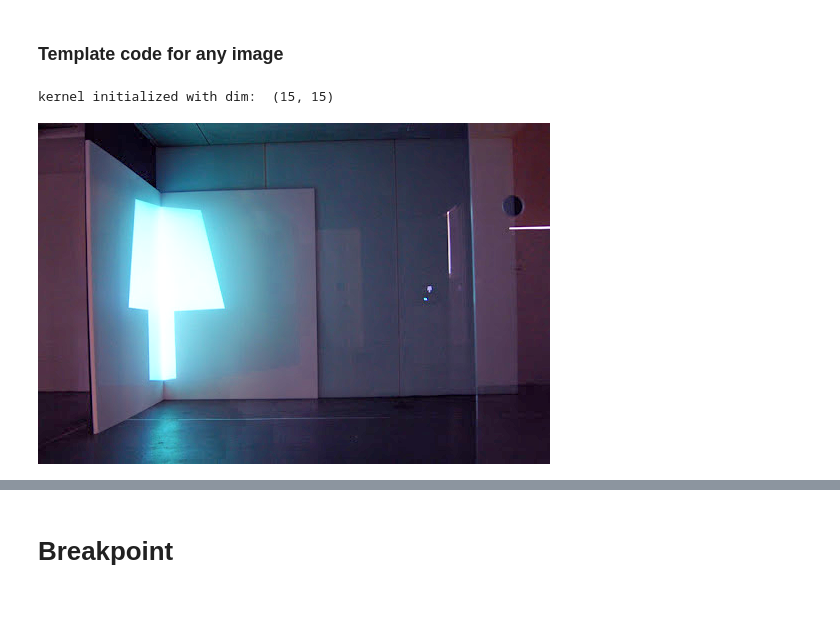
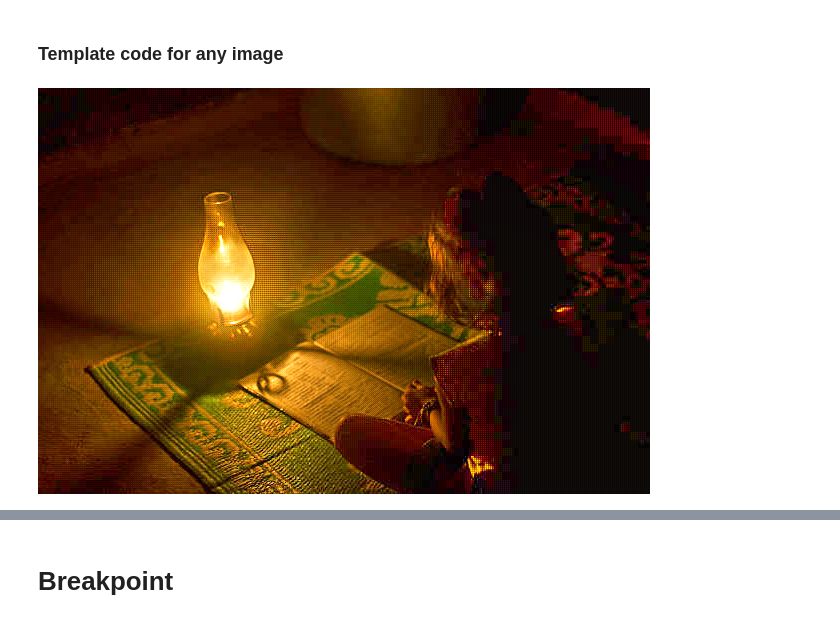
Before and after one commit to Computer-Vision-IIITH-2021/project-rc-squad, a Jupyter notebook: CV_PROJECT.ipynb, the cells around one changed output, grey strips where cells are left out. Drawn from its saved outputs; the diff is of its cells as text; code cells hidden in the pictures.

```diff
--- a/CV_PROJECT.ipynb
+++ b/CV_PROJECT.ipynb
@@ -26,7 +24,7 @@ Drive already mounted at /content/drive; to attempt to forcibly remount, call dr
 image_config={"be":1.0,"bs":1.0,"bc":1.0}       #1,1,1
 image_config["size"]=15
 image_config["sigma"]=5    #3
-image_config["gamma"]=0.4   #0.6
+image_config["gamma"]=0.45   #0.6
 image_config["lamda"]=0.15 #0.15
 image_config["eps"]=1e-5
 image_config["neighbour_dist"]=1  #1
@@ -84,5 +82,5 @@ def forward_illumination(im,image_config):
     im_corrected = np.true_divide(im ,L_refined_3d)
     return im_corrected
 
-image = cv2.imread("low_light1.jpg")
-cv2_imshow(forward_illumination(image,image_config))
+#image = cv2.imread("low_light1.jpg")
+#cv2_imshow(forward_illumination(image,image_config))
@@ -201,11 +197,10 @@ cv2_imshow(im_list[3])
 # %% [markdown]
 ### Template code for any image
 # %%
-imgpath = "low_light3.jpg"
+imgpath = "underexp2.jpeg"
 image = cv2.imread(imgpath)
 corr1 , corr2 = illuminate_image(image,image_config)
 fused_images = merge(image, corr1, corr2)
-cv2_imshow(fused_images*255)
+cv2_imshow(fused_images)
 # %% [output]
-kernel initialized with dim:  (15, 15)
-[figure, old version]
+[figure, new version]
```
Also changed, not shown: parts of 14 cells of this notebook.
